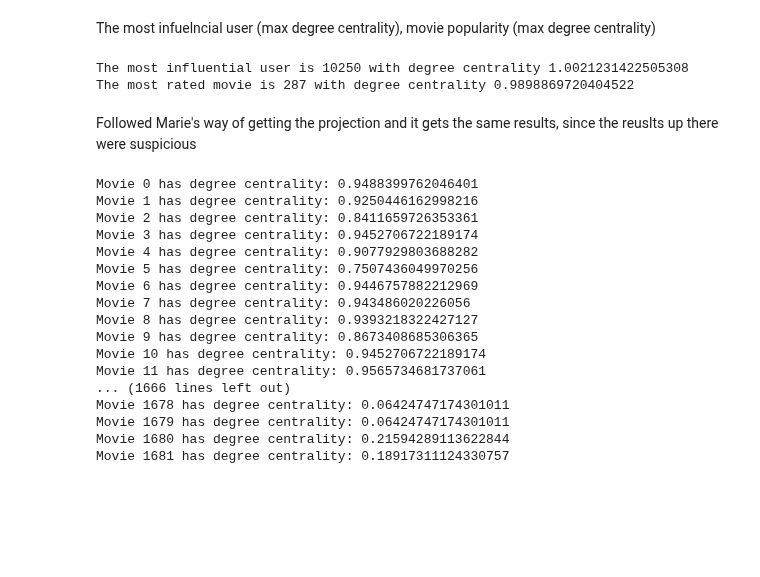
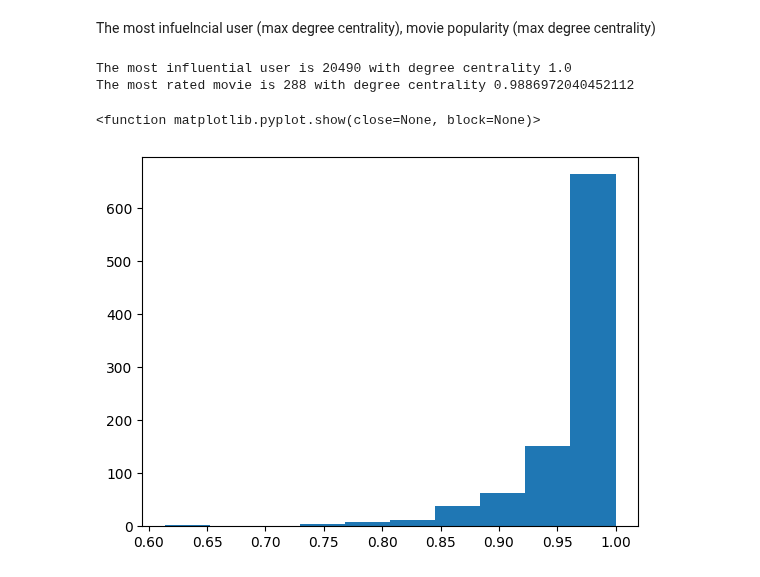
Before and after one commit to Christian-Weidemann/Movie-Mirror, a Jupyter notebook: project.ipynb, the cells around one changed output. Drawn from its saved outputs; the diff is of its cells as text; code cells hidden in the pictures; blank space fills up the shorter version.

```diff
--- a/project.ipynb
+++ b/project.ipynb
@@ -192,8 +206,8 @@ Node 1682: 0.18798334324806665
 The most infuelncial user (max degree centrality), movie popularity (max degree centrality)
 # %%
 # Find the user with the highest degree centrality
-most_influential_user = max(degree_centrality_users, key=degree_centrality_users.get)
-centrality_value_user = degree_centrality_users[most_influential_user]
+most_influential_user = max(users_degree_centrality , key=users_degree_centrality .get)
+centrality_value_user = users_degree_centrality [most_influential_user]
 
 # Add the 1000 to user ID
 most_influential_user += 10240
@@ -202,64 +216,17 @@ print(f"The most influential user is {most_influential_user} with degree central
 
 
 # Find the movie with the highest degree centrality
-most_rated_movie = max(degree_centrality_movies, key=degree_centrality_movies.get)
-centrality_value_movie = degree_centrality_movies[most_rated_movie]
+most_rated_movie = max(movie_degree_centrality, key=movie_degree_centrality.get)
+centrality_value_movie = movie_degree_centrality[most_rated_movie]
 
 print(f"The most rated movie is {most_rated_movie} with degree centrality {centrality_value_movie}")
 # %% [output]
-The most influential user is 10250 with degree centrality 1.0021231422505308
-The most rated movie is 287 with degree centrality 0.9898869720404522
+The most influential user is 20490 with degree centrality 1.0
+The most rated movie is 288 with degree centrality 0.9886972040452112
-# %% [markdown]
-Followed Marie's way of getting the projection and it gets the same results, since the reuslts up there were suspicious
-# %%
-# Followed Marie's nodes from the exercises to get the degree centrality,since the achieved results looked suspicious.
-# Split the graph into 2 sets: user and movie nodes
-#user_nodes, movie_nodes = nx.algorithms.bipartite.basic.sets(G)
-nodes = nx.algorithms.bipartite.basic.sets(G)
-
-# turn the bipartite network into an adjacency matrix
-adjmat_user = nx.algorithms.bipartite.matrix.biadjacency_matrix(G, nodes[1])
-adjmat_movie = nx.algorithms.bipartite.matrix.biadjacency_matrix(G, nodes[0])
-
-# we then use the simple weighting method to get the weighted projection
-#projected_users = adjmat_users.dot(adjmat_user.T)
-#print(projected_users)
-#In your example, the entry (0, 486) 10
-# indicates that user 0 is connected to user 486 with a strength of 10.
-
-
-projected_movies = adjmat_movies.dot(adjmat_movies.T)
-
-#Create weighted graphs from the weighted adjacency matrices
-#G_users = nx.Graph(projected_users)
-G_movies = nx.Graph(projected_movies)
-
-# Step 2: Calculate degree centrality for users and movies
-#degree_centrality_users = nx.degree_centrality(G_users)
-degree_centrality_movies = nx.degree_centrality(G_movies)
-
-# Print the degree centrality for users
-#for user, centrality in degree_centrality_users.items():
-    #print(f"User {user} has degree centrality: {centrality}")
-
-# Print the degree centrality for movies
-for movie, centrality in degree_centrality_movies.items():
-    print(f"Movie {movie} has degree centrality: {centrality}")
-# %% [output]
-Movie 0 has degree centrality: 0.9488399762046401
-Movie 1 has degree centrality: 0.9250446162998216
-Movie 2 has degree centrality: 0.8411659726353361
-Movie 3 has degree centrality: 0.9452706722189174
-Movie 4 has degree centrality: 0.9077929803688282
-Movie 5 has degree centrality: 0.7507436049970256
-Movie 6 has degree centrality: 0.9446757882212969
-Movie 7 has degree centrality: 0.943486020226056
-Movie 8 has degree centrality: 0.9393218322427127
-Movie 9 has degree centrality: 0.8673408685306365
-Movie 10 has degree centrality: 0.9452706722189174
-Movie 11 has degree centrality: 0.9565734681737061
-... (1666 lines left out)
-Movie 1678 has degree centrality: 0.06424747174301011
-Movie 1679 has degree centrality: 0.06424747174301011
-Movie 1680 has degree centrality: 0.21594289113622844
-Movie 1681 has degree centrality: 0.18917311124330757
+# %%
+# Distribution of
+plt.hist(users_degree_centrality.values())
+plt.show
+# %% [output]
+<function matplotlib.pyplot.show(close=None, block=None)>
+[figure, added]
```
Also changed, not shown: parts of 3 cells of this notebook, 2 other files.
